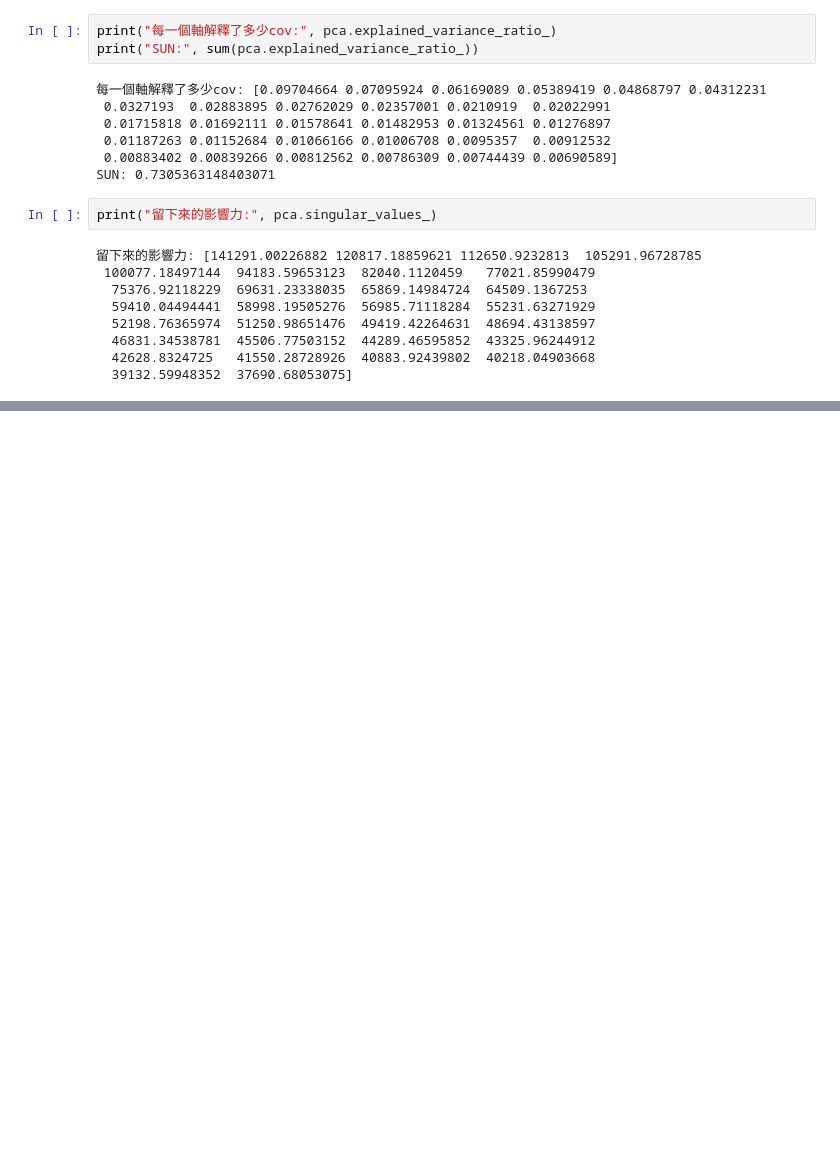
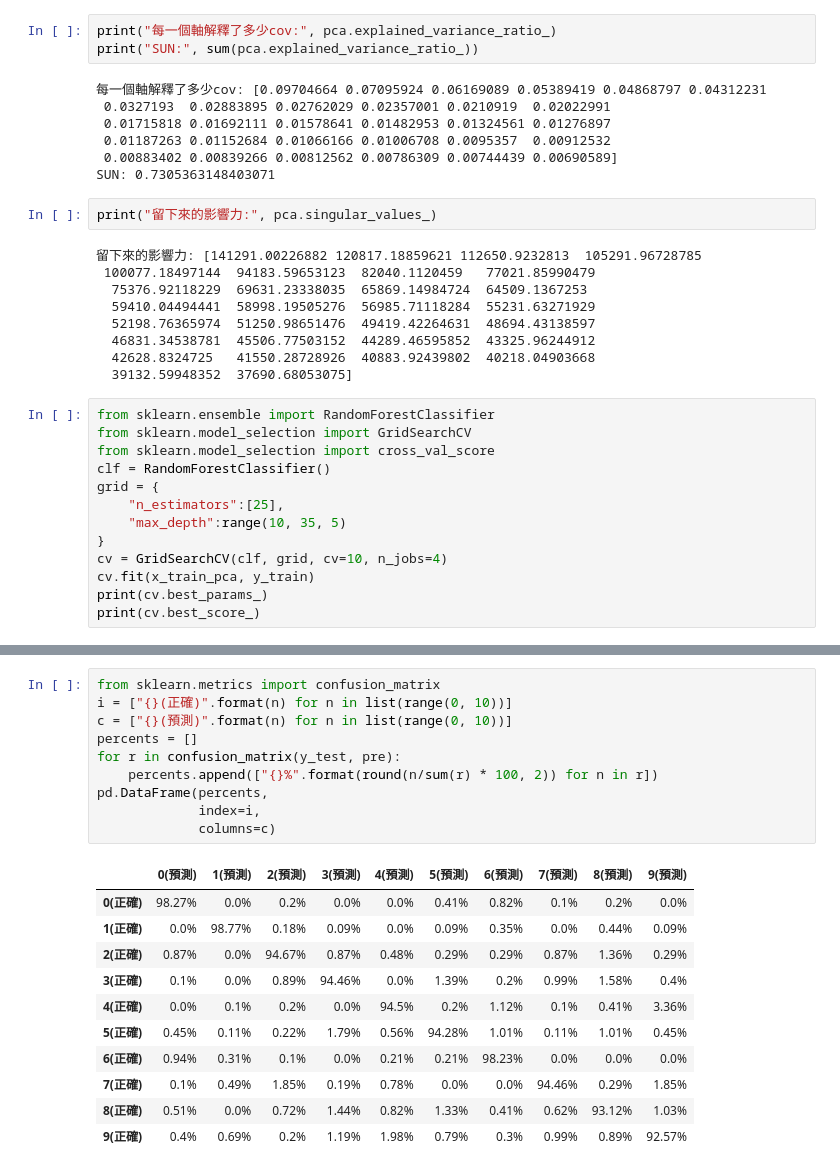
Before and after one commit to Elwing-Chou/MLDemo1211, a Jupyter notebook: number_classification.ipynb, the cells around one changed output, grey strips where cells are left out. Cells and saved outputs as stored; diff of their text form; blank space fills up the shorter version.

```diff
--- a/number_classification.ipynb
+++ b/number_classification.ipynb
@@ -115,3 +115,16 @@ print("留下來的影響力:", pca.singular_values_)
   46831.34538781  45506.77503152  44289.46595852  43325.96244912
   42628.8324725   41550.28728926  40883.92439802  40218.04903668
   39132.59948352  37690.68053075]
+# %%
+from sklearn.ensemble import RandomForestClassifier
+from sklearn.model_selection import GridSearchCV
+from sklearn.model_selection import cross_val_score
+clf = RandomForestClassifier()
+grid = {
+    "n_estimators":[25],
+    "max_depth":range(10, 35, 5)
+}
+cv = GridSearchCV(clf, grid, cv=10, n_jobs=4)
+cv.fit(x_train_pca, y_train)
+print(cv.best_params_)
+print(cv.best_score_)
@@ -117,0 +148,22 @@ print("留下來的影響力:", pca.singular_values_)
+# %%
+from sklearn.metrics import confusion_matrix
+i = ["{}(正確)".format(n) for n in list(range(0, 10))]
+c = ["{}(預測)".format(n) for n in list(range(0, 10))]
+percents = []
+for r in confusion_matrix(y_test, pre):
+    percents.append(["{}%".format(round(n/sum(r) * 100, 2)) for n in r])
+pd.DataFrame(percents,
+             index=i,
+             columns=c)
+# %% [output]
+|  | 0(預測) | 1(預測) | 2(預測) | 3(預測) | 4(預測) | 5(預測) | 6(預測) | 7(預測) | 8(預測) | 9(預測) |
+| 0(正確) | 98.27% | 0.0% | 0.2% | 0.0% | 0.0% | 0.41% | 0.82% | 0.1% | 0.2% | 0.0% |
+| 1(正確) | 0.0% | 98.77% | 0.18% | 0.09% | 0.0% | 0.09% | 0.35% | 0.0% | 0.44% | 0.09% |
+| 2(正確) | 0.87% | 0.0% | 94.67% | 0.87% | 0.48% | 0.29% | 0.29% | 0.87% | 1.36% | 0.29% |
+| 3(正確) | 0.1% | 0.0% | 0.89% | 94.46% | 0.0% | 1.39% | 0.2% | 0.99% | 1.58% | 0.4% |
+| 4(正確) | 0.0% | 0.1% | 0.2% | 0.0% | 94.5% | 0.2% | 1.12% | 0.1% | 0.41% | 3.36% |
+| 5(正確) | 0.45% | 0.11% | 0.22% | 1.79% | 0.56% | 94.28% | 1.01% | 0.11% | 1.01% | 0.45% |
+| 6(正確) | 0.94% | 0.31% | 0.1% | 0.0% | 0.21% | 0.21% | 98.23% | 0.0% | 0.0% | 0.0% |
+| 7(正確) | 0.1% | 0.49% | 1.85% | 0.19% | 0.78% | 0.0% | 0.0% | 94.46% | 0.29% | 1.85% |
+| 8(正確) | 0.51% | 0.0% | 0.72% | 1.44% | 0.82% | 1.33% | 0.41% | 0.62% | 93.12% | 1.03% |
+| 9(正確) | 0.4% | 0.69% | 0.2% | 1.19% | 1.98% | 0.79% | 0.3% | 0.99% | 0.89% | 92.57% |
```
Also changed, not shown: parts of 7 cells of this notebook.
